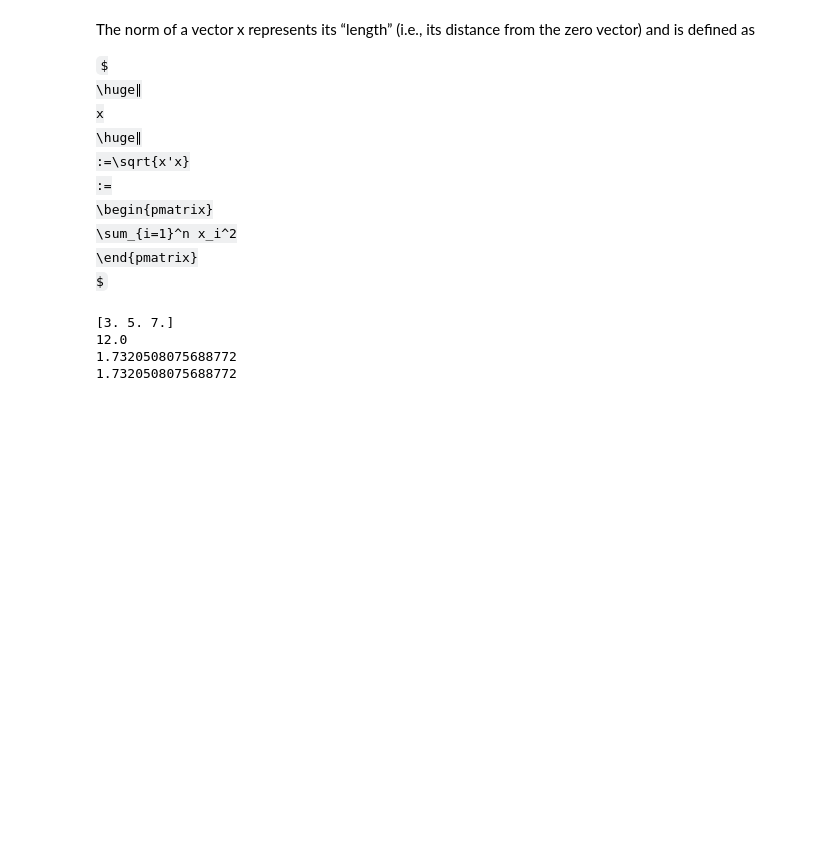
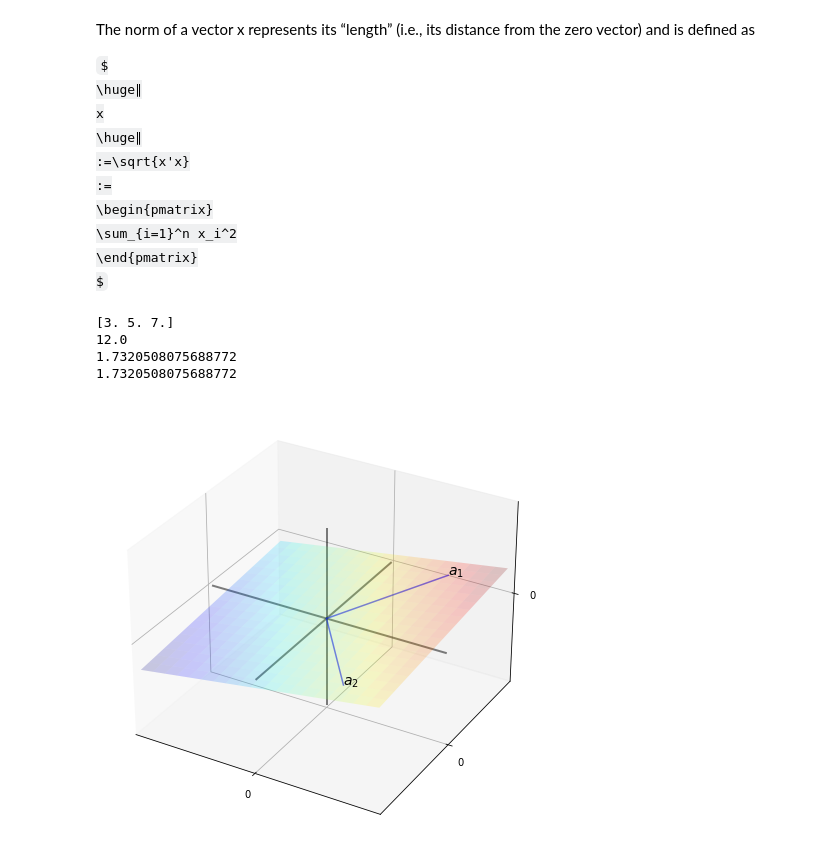
Before and after one commit to MadisonAster/KungFu, a Jupyter notebook: Python/DataStructures/Notebooks/qecon2/LinearAlgebra2.ipynb, the cells around one changed output. Drawn from its saved outputs; the diff is of its cells as text; code cells hidden in the pictures; some formulas as TeX source; blank space fills up the shorter version.

```diff
--- a/Python/DataStructures/Notebooks/qecon2/LinearAlgebra2.ipynb
+++ b/Python/DataStructures/Notebooks/qecon2/LinearAlgebra2.ipynb
@@ -102,3 +91,52 @@ print(np.linalg.norm(x))      # Norm of x, take two
 12.0
 1.7320508075688772
 1.7320508075688772
+# %%
+fig = plt.figure(figsize=(10, 8))
+ax = fig.gca(projection='3d')
+
+x_min, x_max = -5, 5
+y_min, y_max = -5, 5
+
+α, β = 0.2, 0.1
+
+ax.set(xlim=(x_min, x_max), ylim=(x_min, x_max), zlim=(x_min, x_max), xticks=(0,), yticks=(0,), zticks=(0,))
+
+gs = 3
+z = np.linspace(x_min, x_max, gs)
+x = np.zeros(gs)
+y = np.zeros(gs)
+ax.plot(x, y, z, 'k-', lw=2, alpha=0.5)
+ax.plot(z, x, y, 'k-', lw=2, alpha=0.5)
+ax.plot(y, z, x, 'k-', lw=2, alpha=0.5)
+
+
+# Fixed linear function, to generate a plane
+def f(x, y):
+    return α * x + β * y
+
+# Vector locations, by coordinate
+x_coords = np.array((3, 3))
+y_coords = np.array((4, -4))
+z = f(x_coords, y_coords)
+for i in (0, 1):
+    ax.text(x_coords[i], y_coords[i], z[i], f'$a_{i+1}$', fontsize=14)
+
+# Lines to vectors
+for i in (0, 1):
+    x = (0, x_coords[i])
+    y = (0, y_coords[i])
+    z = (0, f(x_coords[i], y_coords[i]))
+    ax.plot(x, y, z, 'b-', lw=1.5, alpha=0.6)
+
+
+# Draw the plane
+grid_size = 20
+xr2 = np.linspace(x_min, x_max, grid_size)
+yr2 = np.linspace(y_min, y_max, grid_size)
+x2, y2 = np.meshgrid(xr2, yr2)
+z2 = f(x2, y2)
+ax.plot_surface(x2, y2, z2, rstride=1, cstride=1, cmap=cm.jet, linewidth=0, antialiased=True, alpha=0.2)
+plt.show()
+# %% [output]
+[figure, added]
```
Also changed, not shown: parts of 1 cell of this notebook.
